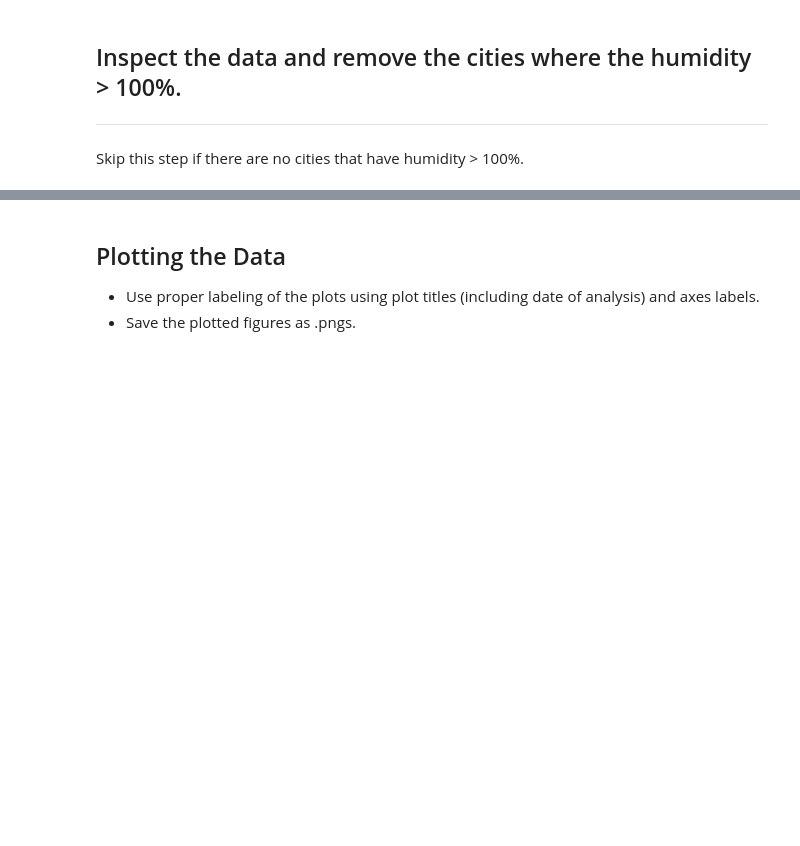
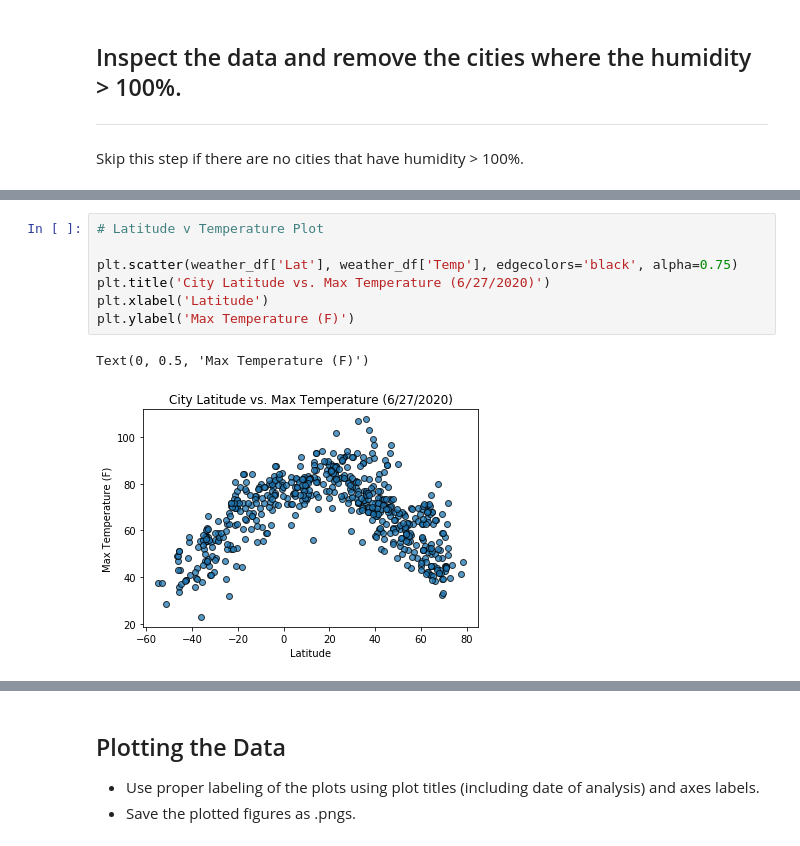
Before and after one commit to ejbaq49/python-api-challenge, a Jupyter notebook: WeatherPy/WeatherPy.ipynb, the cells around one changed output, grey strips where cells are left out. Cells and saved outputs as stored; diff of their text form; blank space fills up the shorter version.

Commit message:
scatter plots added

```diff
--- a/WeatherPy/WeatherPy.ipynb
+++ b/WeatherPy/WeatherPy.ipynb
@@ -196,0 +173,10 @@ Int64Index([], dtype='int64')
+# %%
+# Latitude v Temperature Plot
+
+plt.scatter(weather_df['Lat'], weather_df['Temp'], edgecolors='black', alpha=0.75)
+plt.title('City Latitude vs. Max Temperature (6/27/2020)')
+plt.xlabel('Latitude')
+plt.ylabel('Max Temperature (F)')
+# %% [output]
+Text(0, 0.5, 'Max Temperature (F)')
+[figure, added]
```
Also changed, not shown: parts of 8 cells of this notebook.
